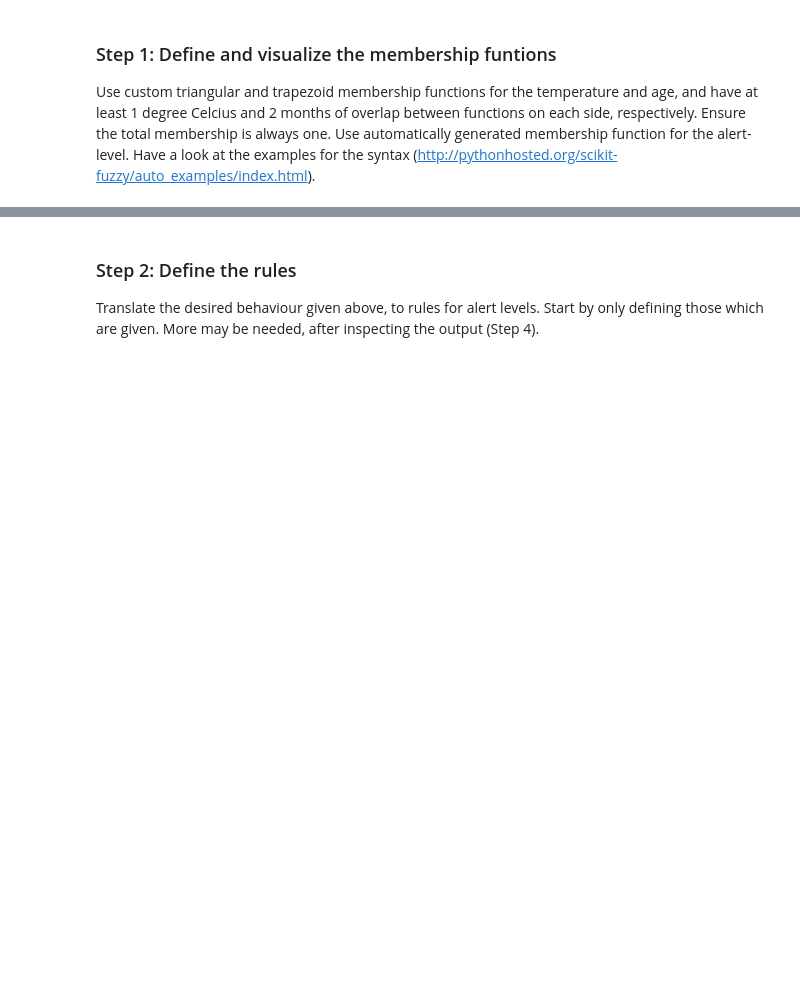
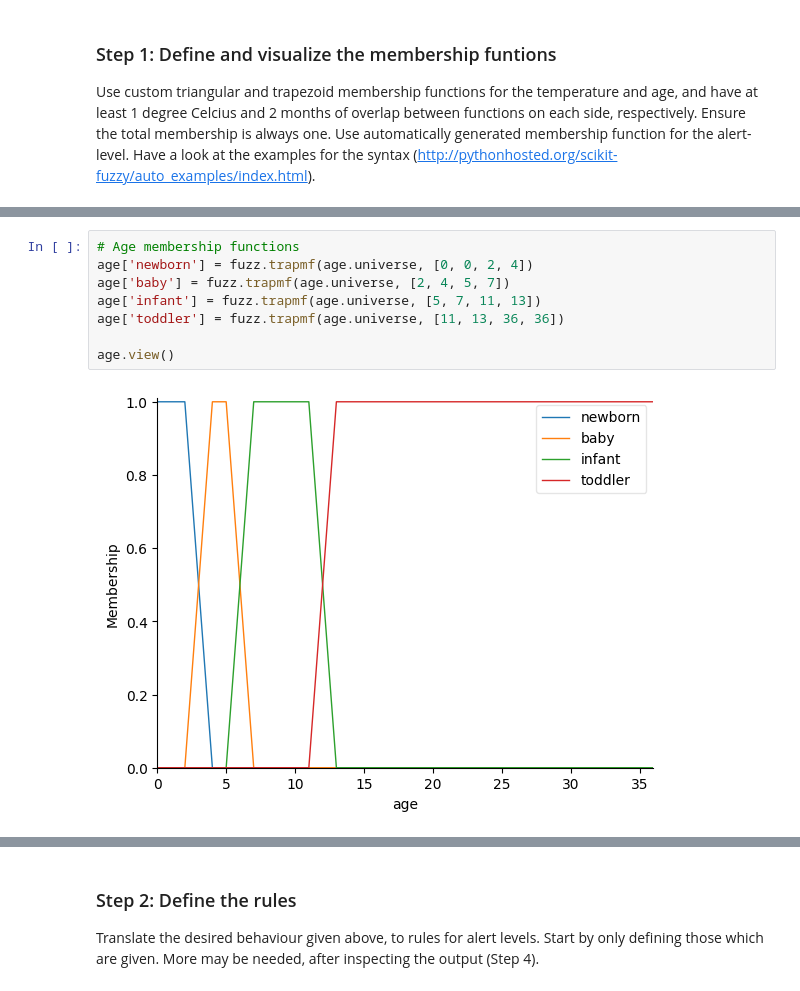
Before and after one commit to HosseinOutward/VUB-ACS-25_HIDSS, a Jupyter notebook: WPO2/WPO2_student.ipynb, the cells around one changed output, grey strips where cells are left out. Cells and saved outputs as stored; diff of their text form; blank space fills up the shorter version.

```diff
--- a/WPO2/WPO2_student.ipynb
+++ b/WPO2/WPO2_student.ipynb
@@ -95,0 +123,10 @@ Use custom triangular and trapezoid membership functions for the temperature and
+# %%
+# Age membership functions
+age['newborn'] = fuzz.trapmf(age.universe, [0, 0, 2, 4])
+age['baby'] = fuzz.trapmf(age.universe, [2, 4, 5, 7])
+age['infant'] = fuzz.trapmf(age.universe, [5, 7, 11, 13])
+age['toddler'] = fuzz.trapmf(age.universe, [11, 13, 36, 36])
+
+age.view()
+# %% [output]
+[figure, added]
```
Also changed, not shown: parts of 48 cells of this notebook.
